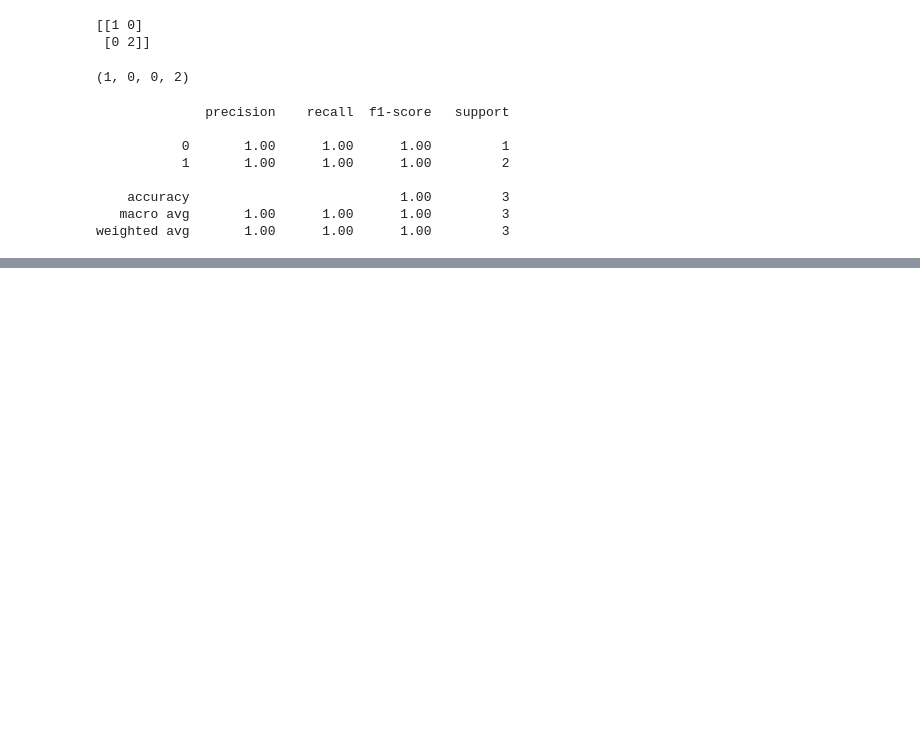
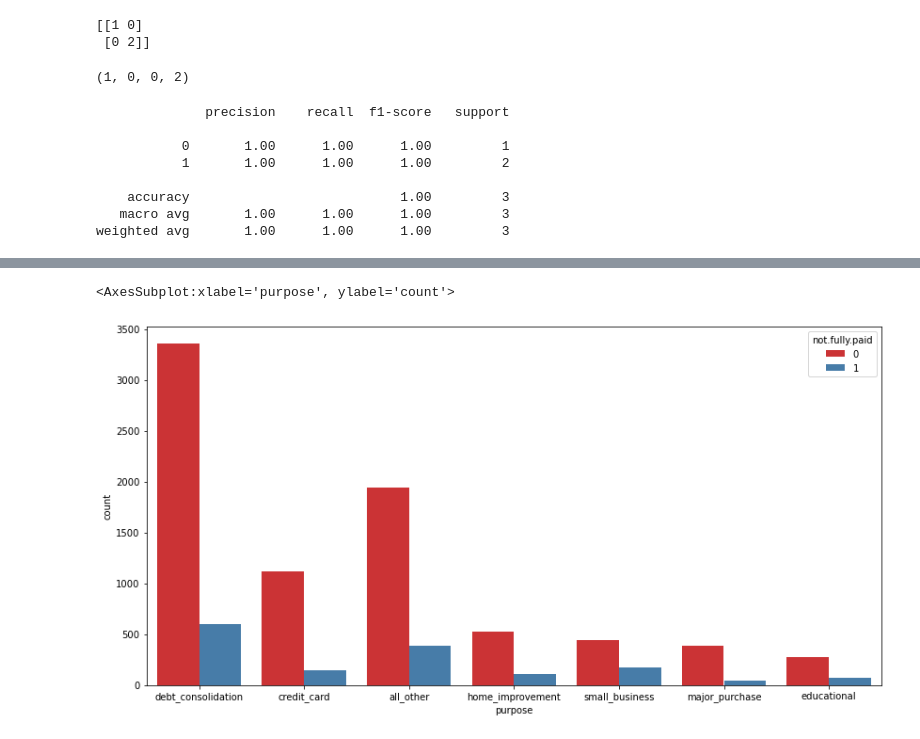
Before and after one commit to 01anuraganand/Machine-Learning, a Jupyter notebook: Classification/Decision tree Introduction and ID3 .ipynb, the cells around one changed output, grey strips where cells are left out. Saved outputs shown, nothing was run; the diff lists cells and outputs as text; code cells hidden in the pictures; blank space fills up the shorter version.

```diff
--- a/Classification/Decision tree Introduction and ID3 .ipynb
+++ b/Classification/Decision tree Introduction and ID3 .ipynb
@@ -233,0 +323,7 @@ weighted avg       1.00      1.00      1.00         3
+# %%
+# plotting loan purpose vs their paid attributes
+plt.figure(figsize = (14, 7))
+sns.countplot(data = borowwer_credit, x = 'purpose', hue ='not.fully.paid', palette = 'Set1')
+# %% [output]
+<AxesSubplot:xlabel='purpose', ylabel='count'>
+[figure, added]
```
Also changed, not shown: parts of 22 cells of this notebook.
